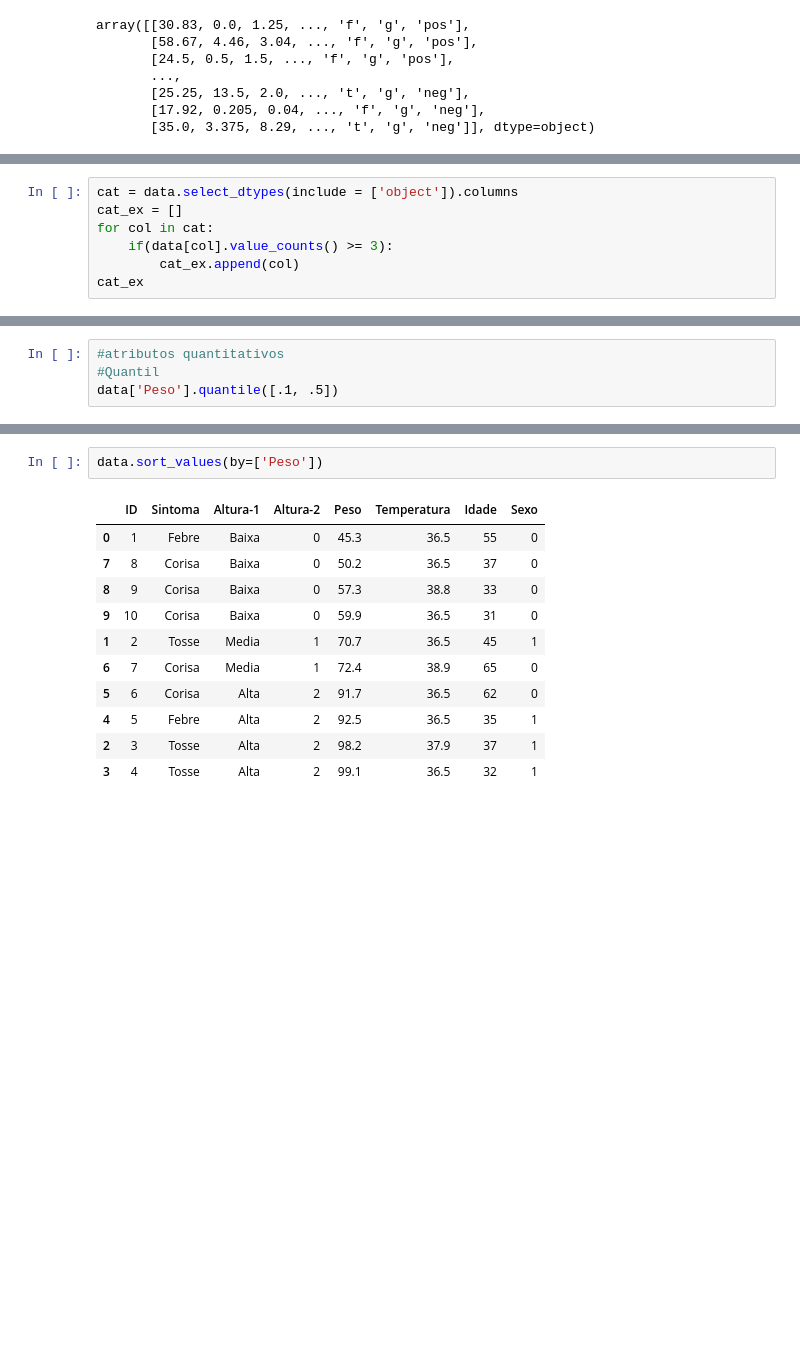
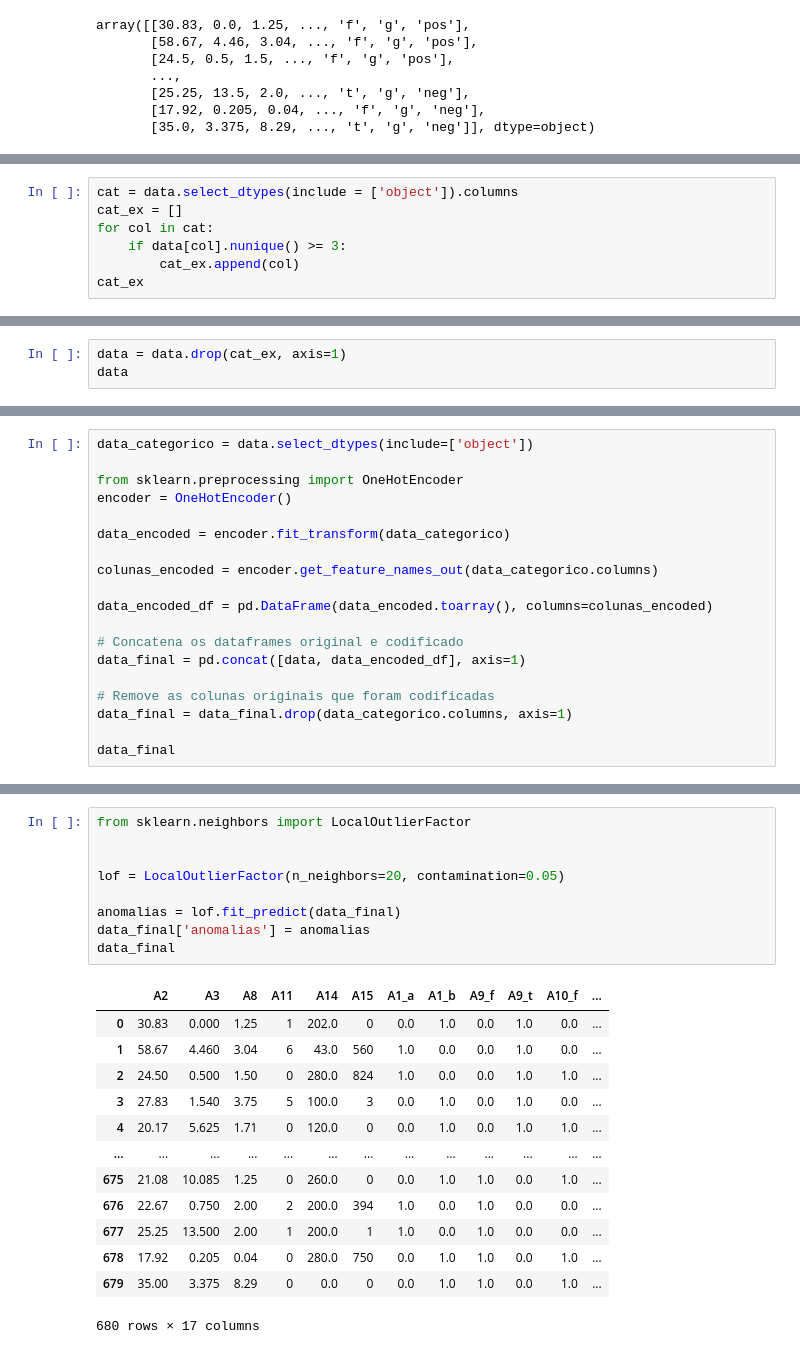
Before and after one commit to GabrielPereira146/Machine-LearningPython, a Jupyter notebook: DataExploration.ipynb, the cells around one changed output, grey strips where cells are left out. Saved outputs shown, nothing was run; the diff lists cells and outputs as text; blank space fills up the shorter version.

```diff
--- a/DataExploration.ipynb
+++ b/DataExploration.ipynb
@@ -237,7 +254,7 @@ memory usage: 85.1+ KB
 cat = data.select_dtypes(include = ['object']).columns
 cat_ex = []
 for col in cat:
-    if(data[col].value_counts() >= 3):
+    if data[col].nunique() >= 3:
         cat_ex.append(col)
 cat_ex
 # %% [output]
@@ -251,0 +262,3 @@ dtype: object
+# %%
+data = data.drop(cat_ex, axis=1)
+data
@@ -252,5 +279,20 @@ dtype: object
 # %%
-#atributos quantitativos
-#Quantil
-data['Peso'].quantile([.1, .5])
+data_categorico = data.select_dtypes(include=['object'])
+
+from sklearn.preprocessing import OneHotEncoder
+encoder = OneHotEncoder()
+
+data_encoded = encoder.fit_transform(data_categorico)
+
+colunas_encoded = encoder.get_feature_names_out(data_categorico.columns)
+
+data_encoded_df = pd.DataFrame(data_encoded.toarray(), columns=colunas_encoded)
+
+# Concatena os dataframes original e codificado
+data_final = pd.concat([data, data_encoded_df], axis=1)
+
+# Remove as colunas originais que foram codificadas
+data_final = data_final.drop(data_categorico.columns, axis=1)
+
+data_final
 # %% [output]
@@ -260,14 +312,23 @@ Name: Peso, dtype: float64
 # %%
-data.sort_values(by=['Peso'])
+from sklearn.neighbors import LocalOutlierFactor
+
+
+lof = LocalOutlierFactor(n_neighbors=20, contamination=0.05)
+
+anomalias = lof.fit_predict(data_final)
+data_final['anomalias'] = anomalias
+data_final
 # %% [output]
-|  | ID | Sintoma | Altura-1 | Altura-2 | Peso | Temperatura | Idade | Sexo |
-| 0 | 1 | Febre | Baixa | 0 | 45.3 | 36.5 | 55 | 0 |
-| 7 | 8 | Corisa | Baixa | 0 | 50.2 | 36.5 | 37 | 0 |
-| 8 | 9 | Corisa | Baixa | 0 | 57.3 | 38.8 | 33 | 0 |
-| 9 | 10 | Corisa | Baixa | 0 | 59.9 | 36.5 | 31 | 0 |
-| 1 | 2 | Tosse | Media | 1 | 70.7 | 36.5 | 45 | 1 |
-| 6 | 7 | Corisa | Media | 1 | 72.4 | 38.9 | 65 | 0 |
-| 5 | 6 | Corisa | Alta | 2 | 91.7 | 36.5 | 62 | 0 |
-| 4 | 5 | Febre | Alta | 2 | 92.5 | 36.5 | 35 | 1 |
-| 2 | 3 | Tosse | Alta | 2 | 98.2 | 37.9 | 37 | 1 |
-| 3 | 4 | Tosse | Alta | 2 | 99.1 | 36.5 | 32 | 1 |
+|  | A2 | A3 | A8 | A11 | A14 | A15 | A1_a | A1_b | A9_f | A9_t | A10_f | ... |
+| 0 | 30.83 | 0.000 | 1.25 | 1 | 202.0 | 0 | 0.0 | 1.0 | 0.0 | 1.0 | 0.0 | ... |
+| 1 | 58.67 | 4.460 | 3.04 | 6 | 43.0 | 560 | 1.0 | 0.0 | 0.0 | 1.0 | 0.0 | ... |
+| 2 | 24.50 | 0.500 | 1.50 | 0 | 280.0 | 824 | 1.0 | 0.0 | 0.0 | 1.0 | 1.0 | ... |
+| 3 | 27.83 | 1.540 | 3.75 | 5 | 100.0 | 3 | 0.0 | 1.0 | 0.0 | 1.0 | 0.0 | ... |
+| 4 | 20.17 | 5.625 | 1.71 | 0 | 120.0 | 0 | 0.0 | 1.0 | 0.0 | 1.0 | 1.0 | ... |
+| ... | ... | ... | ... | ... | ... | ... | ... | ... | ... | ... | ... | ... |
+| 675 | 21.08 | 10.085 | 1.25 | 0 | 260.0 | 0 | 0.0 | 1.0 | 1.0 | 0.0 | 1.0 | ... |
+| 676 | 22.67 | 0.750 | 2.00 | 2 | 200.0 | 394 | 1.0 | 0.0 | 1.0 | 0.0 | 0.0 | ... |
+| 677 | 25.25 | 13.500 | 2.00 | 1 | 200.0 | 1 | 1.0 | 0.0 | 1.0 | 0.0 | 0.0 | ... |
+| 678 | 17.92 | 0.205 | 0.04 | 0 | 280.0 | 750 | 0.0 | 1.0 | 1.0 | 0.0 | 1.0 | ... |
+| 679 | 35.00 | 3.375 | 8.29 | 0 | 0.0 | 0 | 0.0 | 1.0 | 1.0 | 0.0 | 1.0 | ... |
+680 rows × 17 columns
```
Also changed, not shown: parts of 40 cells of this notebook, 1 other file.
